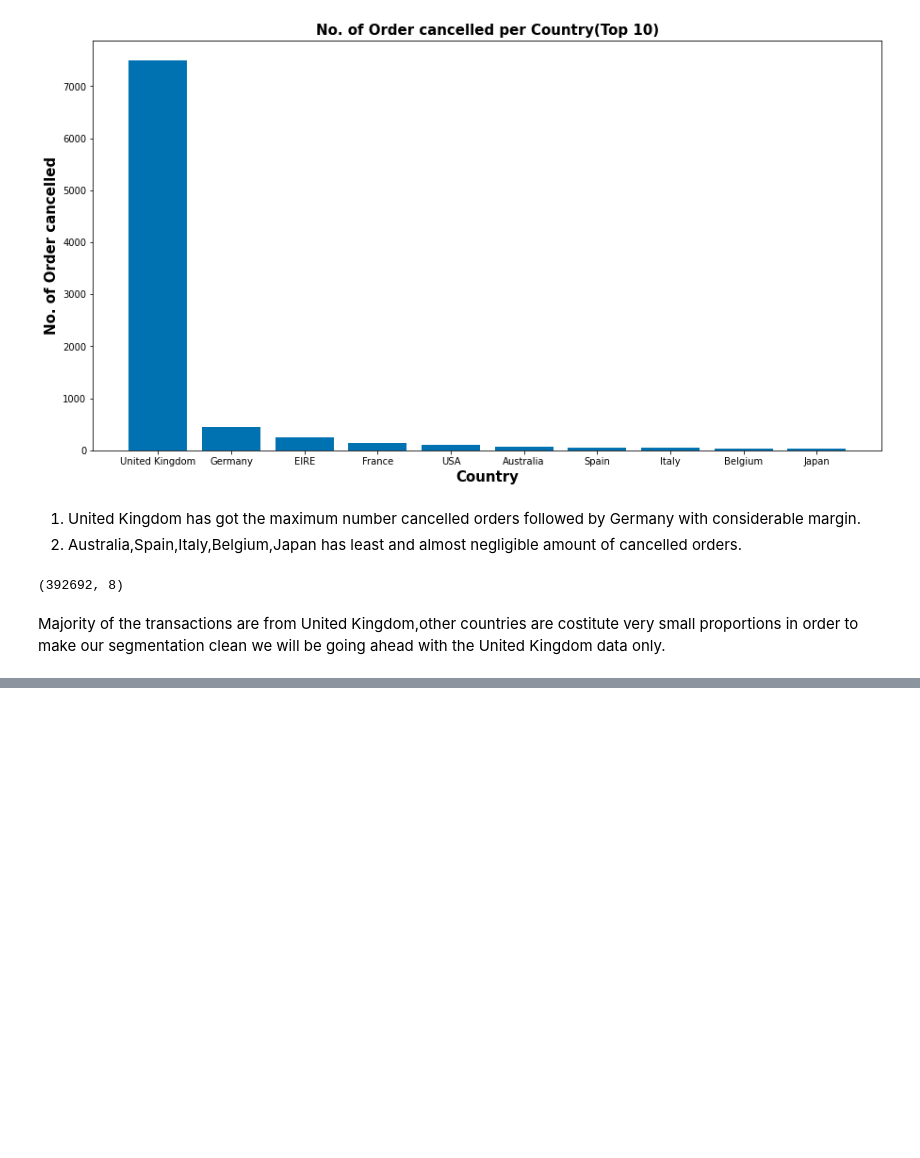
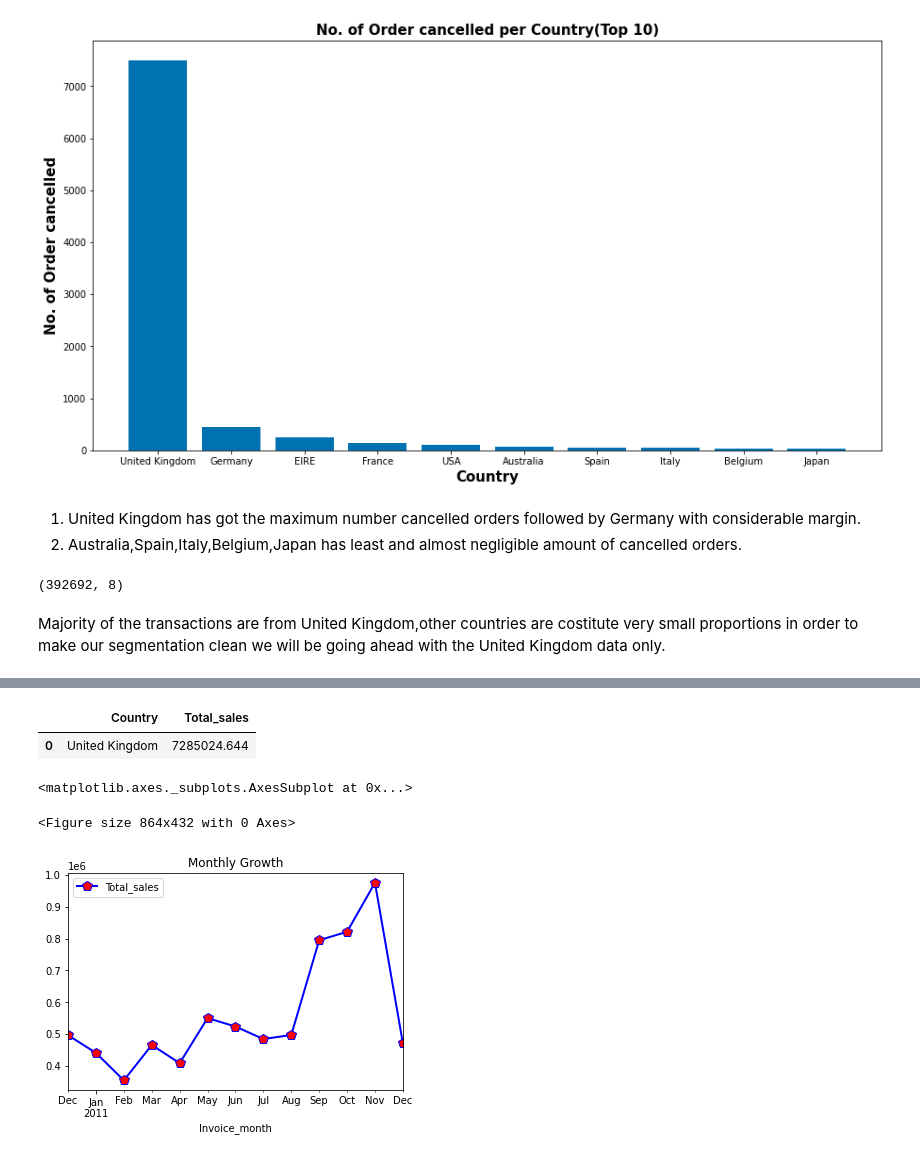
Before and after one commit to ParthSharma1197/Capstone-Project-Online-Retail-Customer-Segmentation, a Jupyter notebook: Online_Retail_Customer_Segmentation_Capstone_Project.ipynb, the cells around one changed output, grey strips where cells are left out. Drawn from its saved outputs; the diff is of its cells as text; code cells hidden in the pictures; blank space fills up the shorter version.

```diff
--- a/Online_Retail_Customer_Segmentation_Capstone_Project.ipynb
+++ b/Online_Retail_Customer_Segmentation_Capstone_Project.ipynb
@@ -504,0 +560,3 @@ uk_data = df.loc[df['Country'] == 'United Kingdom']
+# %%
+# Calculate total price and add to the dataframe
+uk_data["Total_sales"] = uk_data["UnitPrice"]*uk_data["Quantity"]
@@ -504,0 +573,16 @@ uk_data = df.loc[df['Country'] == 'United Kingdom']
+# %%
+## Generating the dataframe of country w.r.t the Revenue generated
+Top10_Country_revenue=uk_data.groupby('Country')['Total_sales'].sum().reset_index().sort_values('Total_sales',ascending=False).head(10)
+Top10_Country_revenue
+# %% [output]
+|  | Country | Total_sales |
+| 0 | United Kingdom | 7285024.644 |
+# %%
+#Let's plot the Monthly growth
+plt.figure(figsize = (12,6))
+tsales_month = uk_data.groupby('Invoice_month').Total_sales.sum().reset_index()
+tsales_month.plot.line(x='Invoice_month',y='Total_sales',title='Monthly Growth',color = 'b',marker='p', markersize=10, linewidth=2,markerfacecolor='red')
+# %% [output]
+<matplotlib.axes._subplots.AxesSubplot at 0x...>
+<Figure size 864x432 with 0 Axes>
+[figure, added]
```
Also changed, not shown: parts of 19 cells of this notebook.
